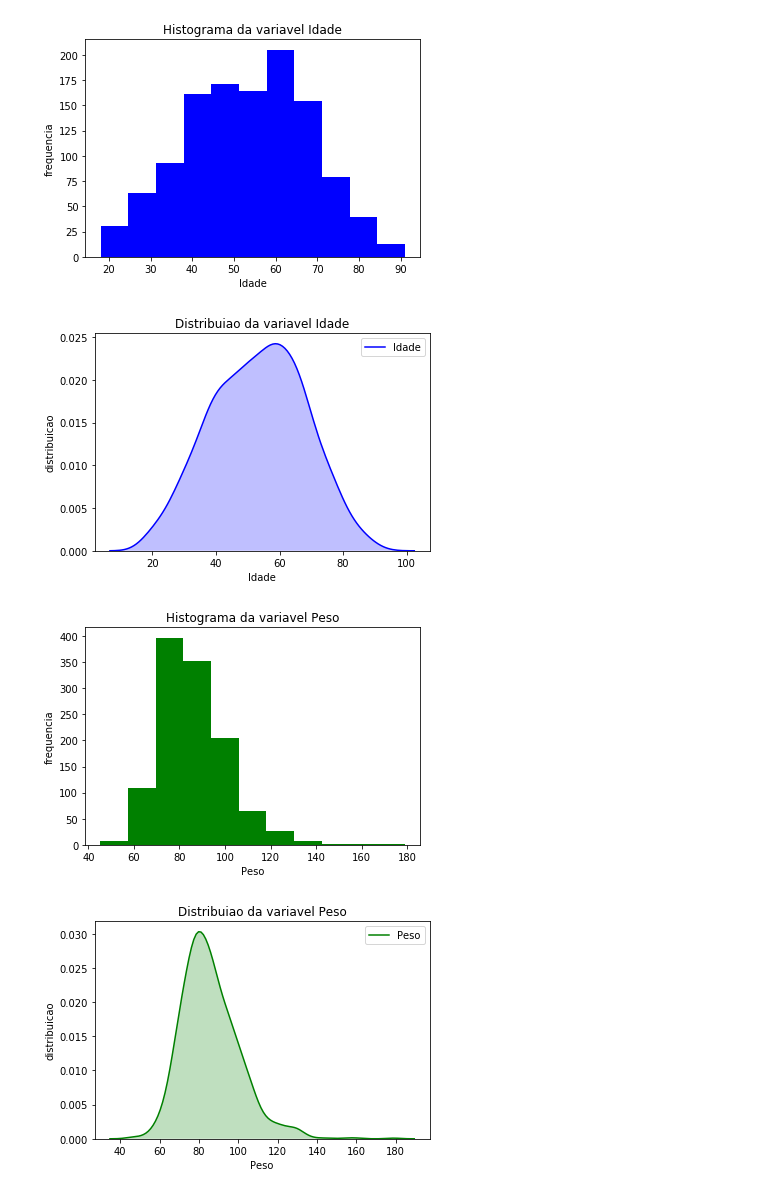
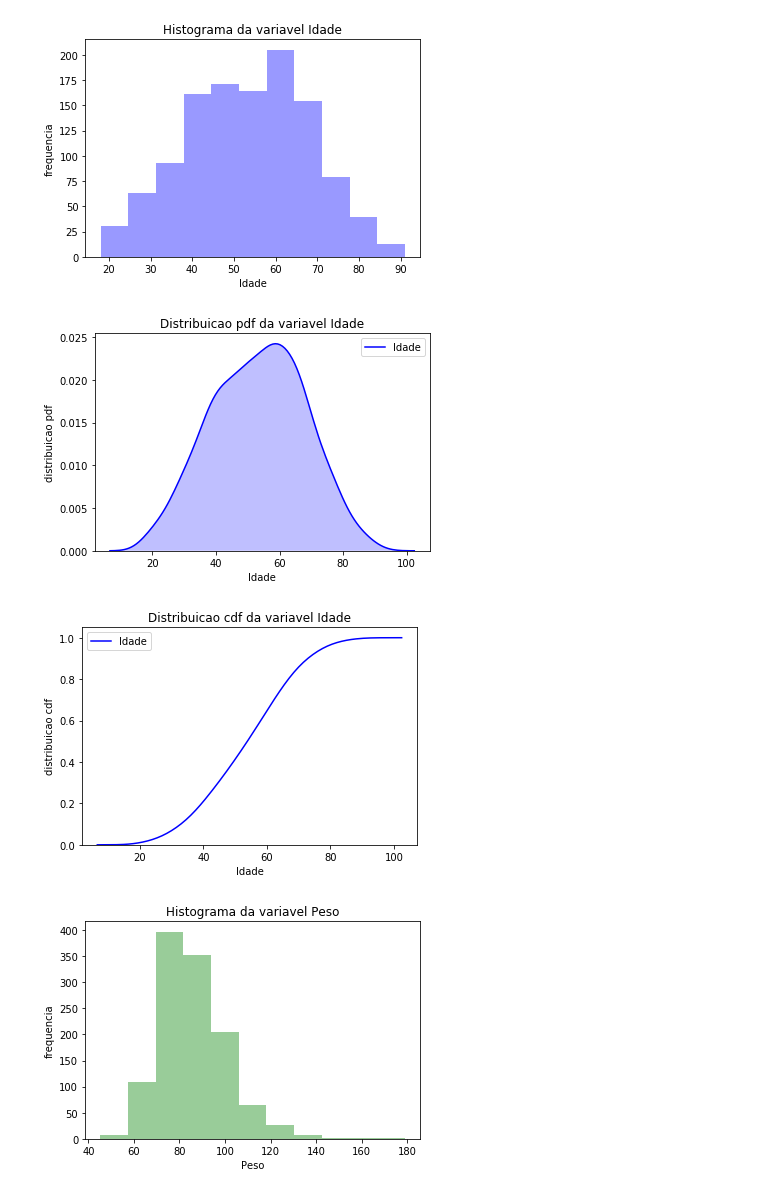
Before and after one commit to jutogashi/COE241, a Jupyter notebook: PROBEST_TRABFINAL/trab_final.ipynb, the cells around one changed output. Cells and saved outputs as stored; diff of their text form; code cells hidden in the pictures.

```diff
--- a/PROBEST_TRABFINAL/trab_final.ipynb
+++ b/PROBEST_TRABFINAL/trab_final.ipynb
@@ -19,23 +15,34 @@ print(weibull_k)
 # %%
 for i in range (0,4):
     x = Data.columns[i]
     count = Data[x].count()
     bin= 1+ 3.3* log10(count)
-    plt.hist(Data[x],int(bin),color=Color[i])
+
+    sns.distplot(Data[x],int(bin),color=Color[i], rug=False,kde=False)
     plt.title('Histograma da variavel '+x)
     plt.xlabel(x)
     plt.ylabel('frequencia')
     plt.savefig('Histograma da variavel '+x)
     plt.show()
+
+
     sns.kdeplot(Data[x],color=Color[i], shade=True)
-    plt.title('Distribuicao da variavel '+x)
+    plt.title('Distribuicao pdf da variavel '+x)
     plt.xlabel(x)
-    plt.ylabel('distribuicao')
-    plt.savefig('Distribuicao da variavel '+x)
+    plt.ylabel('distribuicao pdf')
+    plt.savefig('Distribuicao pdf da variavel '+x)
     plt.show()
+
+    sns.kdeplot(Data[x],color=Color[i], cumulative=True)
+    plt.title('Distribuicao cdf da variavel '+x)
+    plt.xlabel(x)
+    plt.ylabel('distribuicao cdf')
+    plt.savefig('Distribuicao cdf da variavel '+x)
+    plt.show()
+
     print("\n\n")
 # %% [output]
-[figure, old version]
+[figure, new version]
-[figure, old version]
+[figure, new version]
-[figure, old version]
+[figure, new version]
-[figure, old version]
+[figure, new version]
```
Also changed, not shown: parts of 8 cells of this notebook, 41 other files.
